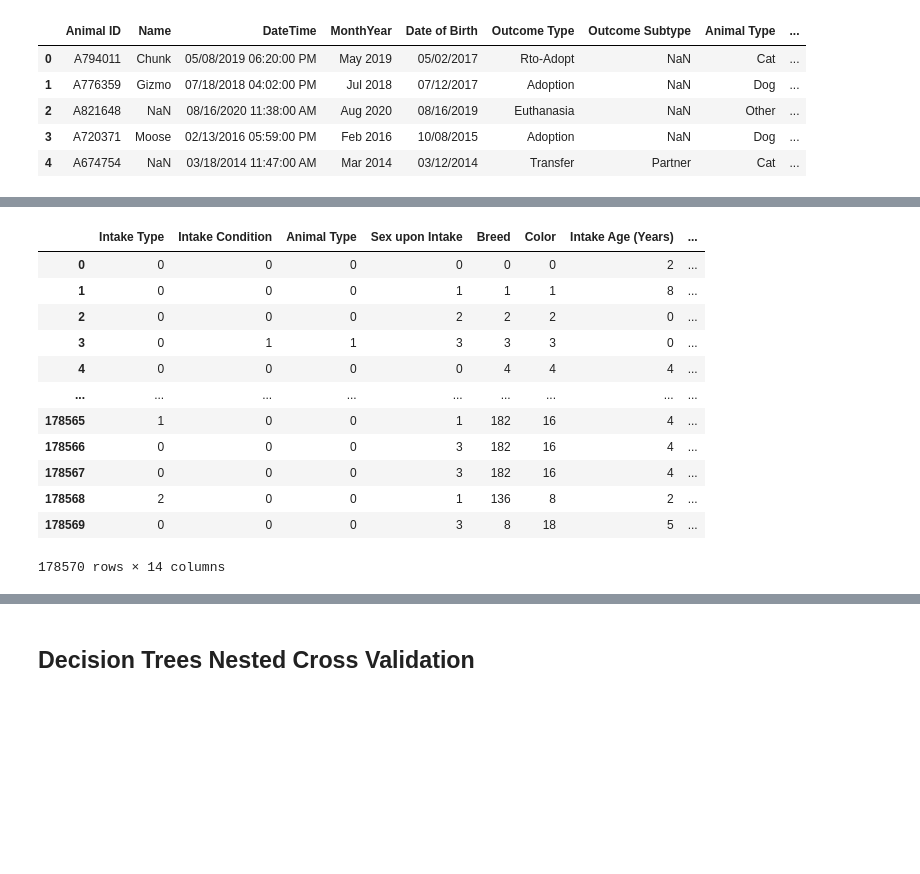
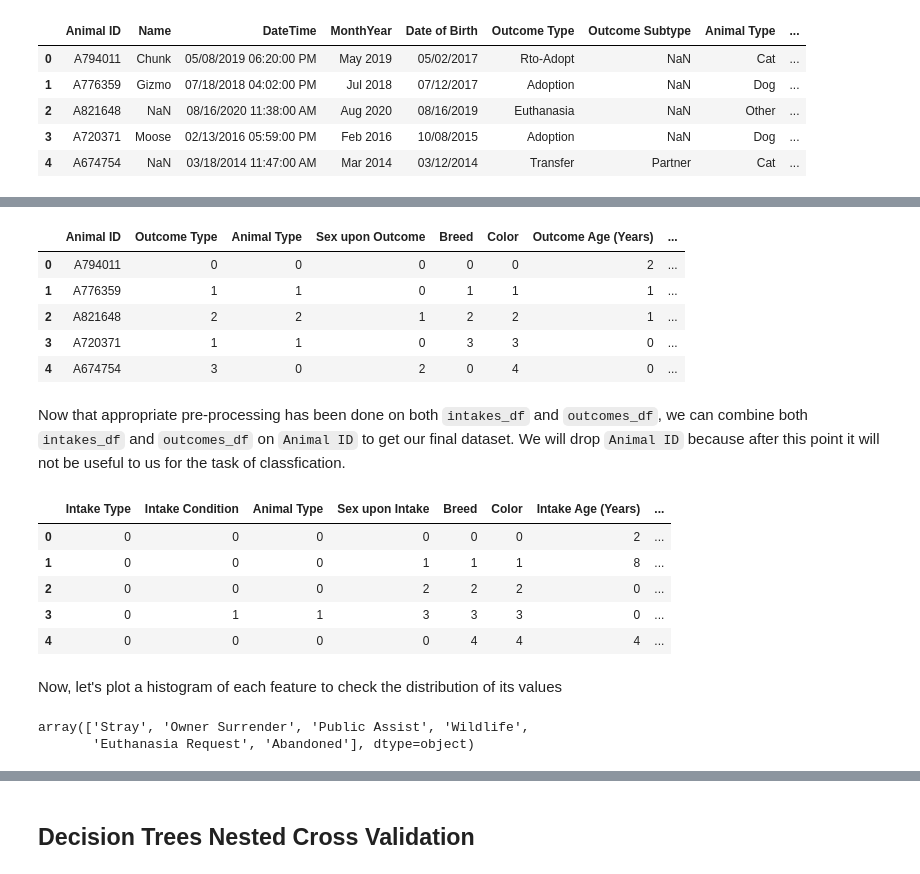
Before and after one commit to Mrityunjay000/data_mining_final_project, a Jupyter notebook: CS_363D_Final_Project.ipynb, the cells around one changed output, grey strips where cells are left out. Cells and saved outputs as stored; diff of their text form; code cells hidden in the pictures; blank space fills up the shorter version.

```diff
--- a/CS_363D_Final_Project.ipynb
+++ b/CS_363D_Final_Project.ipynb
@@ -57,0 +71,3 @@ outcomes_df.head()
+# %%
+outcomes_df = outcomes_df.drop(columns=['Name', 'DateTime', 'Date of Birth', 'Outcome Subtype'])
+outcomes_df.head()
@@ -57,0 +120,8 @@ outcomes_df.head()
+# %%
+# Assigning labels for intakes_df
+categorical_features = ['Intake Type', 'Intake Condition', 'Animal Type', 'Sex upon Intake', 'Breed', 'Color']
+intakes_df[categorical_features] = intakes_df[categorical_features].apply(lambda x: pd.factorize(x)[0])
+
+# Assigning labels for outcomes_df
+categorical_features = ['Outcome Type', 'Animal Type', 'Sex upon Outcome', 'Breed', 'Color']
+outcomes_df[categorical_features] = outcomes_df[categorical_features].apply(lambda x: pd.factorize(x)[0])
@@ -58,15 +130,4 @@ outcomes_df.head()
 # %%
-# Do some basic data prep / cleaning
-outcomes_df = outcomes_df.drop(columns=['Name', 'Date of Birth', 'Outcome Subtype', 'DateTime'])
-cat_columns = ['Outcome Type', 'Animal Type', 'Sex upon Outcome', 'Breed', 'Color']
-outcomes_df[cat_columns] = outcomes_df[cat_columns].apply(lambda x: pd.factorize(x)[0])
-outcomes_df.dropna(inplace=True)
-
-intakes_df = intakes_df.drop(columns=['Name', 'DateTime', 'Found Location'])
-cat_columns = ['Intake Type', 'Intake Condition', 'Animal Type', 'Sex upon Intake', 'Breed', 'Color']
-intakes_df[cat_columns] = intakes_df[cat_columns].apply(lambda x: pd.factorize(x)[0])
-intakes_df.dropna(inplace=True)
-
 def standardize_age(age):
   if 'month' in age:
     return 0
@@ -76,18 +137,11 @@ def standardize_age(age):
     return 0
   return 0
 
+intakes_df['Intake Age (Years)'] = intakes_df['Age upon Intake'].apply(lambda x: standardize_age(x))
+intakes_df = intakes_df.drop(columns=['Age upon Intake'])
+
 outcomes_df['Outcome Age (Years)'] = outcomes_df['Age upon Outcome'].apply(lambda x: standardize_age(x))
 outcomes_df['Outcome Month'] = outcomes_df['MonthYear'].apply(lambda x: x.split(' ')[0])
 outcomes_df['Outcome Month'] = outcomes_df['Outcome Month'].map(lambda x: ['Jan', 'Feb', 'Mar', 'Apr', 'May', 'Jun', 'Jul', 'Aug', 'Sep', 'Oct', 'Nov', 'Dec'].index(x) + 1)
 outcomes_df['Outcome Year'] = outcomes_df['MonthYear'].apply(lambda x: x.split(' ')[1])
 outcomes_df = outcomes_df.drop(columns=['Age upon Outcome', 'MonthYear'])
-
-intakes_df['Intake Age (Years)'] = intakes_df['Age upon Intake'].apply(lambda x: standardize_age(x))
-intakes_df['Intake Month'] = intakes_df['MonthYear'].apply(lambda x: x.split(' ')[0])
-intakes_df['Intake Month'] = intakes_df['Intake Month'].map(lambda x: ['January', 'February', 'March', 'April', 'May', 'June', 'July', 'August', 'September', 'October', 'November', 'December'].index(x) + 1)
-intakes_df['Intake Year'] = intakes_df['MonthYear'].apply(lambda x: x.split(' ')[1])
-intakes_df = intakes_df.drop(columns=['Age upon Intake', 'MonthYear'])
-
-# A lot of different breeds, may not be a useful metric for classification problems
-
-intakes_df
@@ -113,19 +157,30 @@ intakes_df
+# %%
+outcomes_df.head()
+# %% [output]
+|  | Animal ID | Outcome Type | Animal Type | Sex upon Outcome | Breed | Color | Outcome Age (Years) | ... |
+| 0 | A794011 | 0 | 0 | 0 | 0 | 0 | 2 | ... |
+| 1 | A776359 | 1 | 1 | 0 | 1 | 1 | 1 | ... |
+| 2 | A821648 | 2 | 2 | 1 | 2 | 2 | 1 | ... |
+| 3 | A720371 | 1 | 1 | 0 | 3 | 3 | 0 | ... |
+| 4 | A674754 | 3 | 0 | 2 | 0 | 4 | 0 | ... |
+# %% [markdown]
+Now that appropriate pre-processing has been done on both `intakes_df` and `outcomes_df`, we can combine both `intakes_df` and `outcomes_df` on `Animal ID` to get our final dataset. We will drop `Animal ID` because after this point it will not be useful to us for the task of classfication.
 # %%
-# Combine together into singular dataframe\
-combined_df = intakes_df.merge(outcomes_df[['Animal ID', 'Outcome Type', 'Sex upon Outcome', 'Outcome Age (Years)', 'Outcome Month', 'Outcome Year']], on='Animal ID')
-combined_df = combined_df.drop('Animal ID', axis=1)
-combined_df
+# Combine together into singular dataframe
+data = intakes_df.merge(outcomes_df[['Animal ID', 'Outcome Type', 'Sex upon Outcome', 'Outcome Age (Years)', 'Outcome Month', 'Outcome Year']], on='Animal ID')
+data = data.drop('Animal ID', axis=1)
+data.head()
 # %% [output]
 |  | Intake Type | Intake Condition | Animal Type | Sex upon Intake | Breed | Color | Intake Age (Years) | ... |
 | 0 | 0 | 0 | 0 | 0 | 0 | 0 | 2 | ... |
 | 1 | 0 | 0 | 0 | 1 | 1 | 1 | 8 | ... |
 | 2 | 0 | 0 | 0 | 2 | 2 | 2 | 0 | ... |
 | 3 | 0 | 1 | 1 | 3 | 3 | 3 | 0 | ... |
 | 4 | 0 | 0 | 0 | 0 | 4 | 4 | 4 | ... |
-| ... | ... | ... | ... | ... | ... | ... | ... | ... |
-| 178565 | 1 | 0 | 0 | 1 | 182 | 16 | 4 | ... |
-| 178566 | 0 | 0 | 0 | 3 | 182 | 16 | 4 | ... |
-| 178567 | 0 | 0 | 0 | 3 | 182 | 16 | 4 | ... |
-| 178568 | 2 | 0 | 0 | 1 | 136 | 8 | 2 | ... |
-| 178569 | 0 | 0 | 0 | 3 | 8 | 18 | 5 | ... |
-178570 rows × 14 columns
+# %% [markdown]
+Now, let's plot a histogram of each feature to check the distribution of its values
+# %%
+intakes_original['Intake Type'].unique()
+# %% [output]
+array(['Stray', 'Owner Surrender', 'Public Assist', 'Wildlife',
+       'Euthanasia Request', 'Abandoned'], dtype=object)
```
Also changed, not shown: parts of 24 cells of this notebook.
